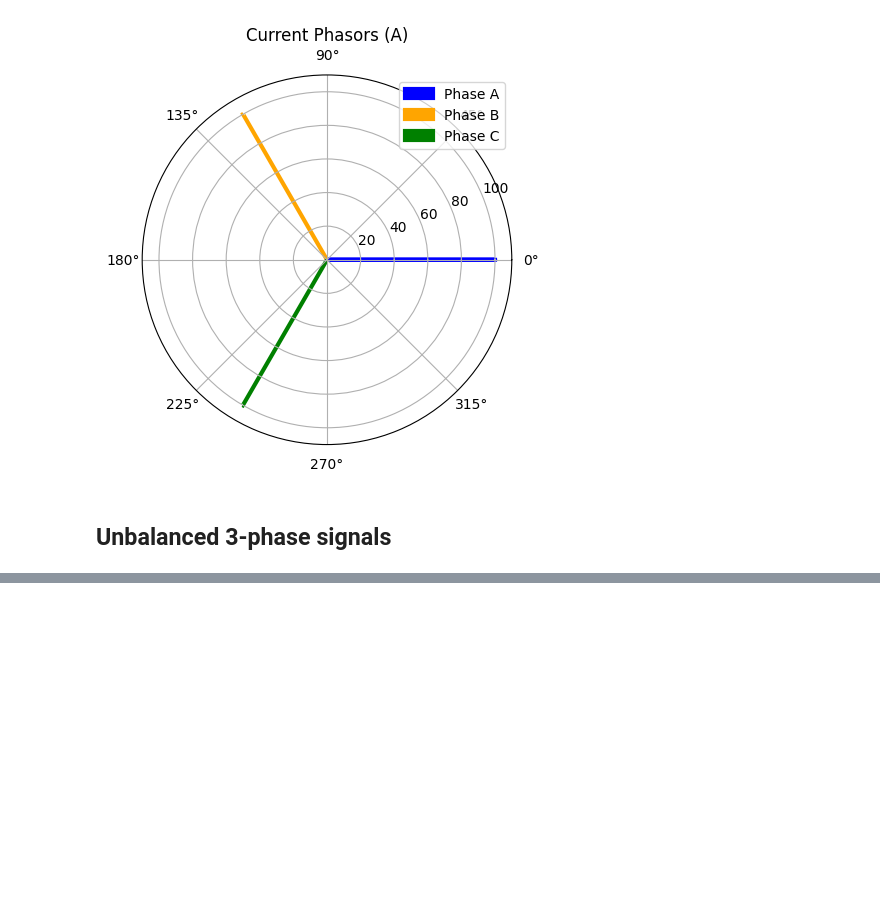
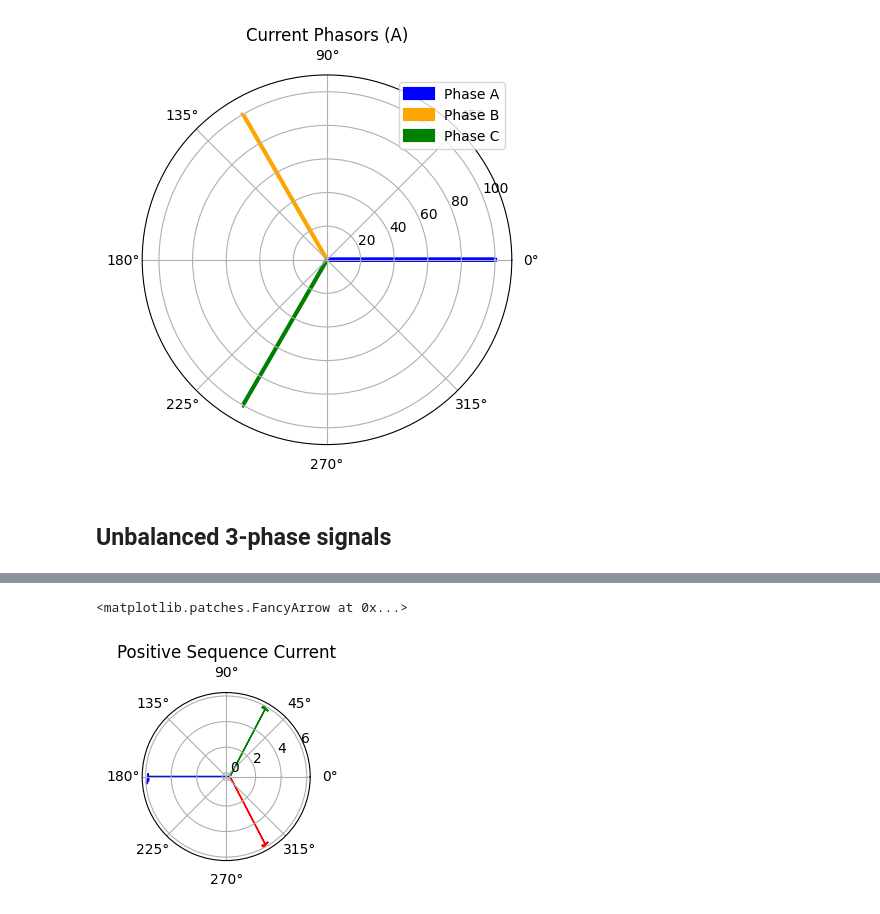
Before and after one commit to miek770/blog, a Jupyter notebook: raws/2023-07-xx.ipynb, the cells around one changed output, grey strips where cells are left out. Cells and saved outputs as stored; diff of their text form; code cells hidden in the pictures; blank space fills up the shorter version.

```diff
--- a/raws/2023-07-xx.ipynb
+++ b/raws/2023-07-xx.ipynb
@@ -224,0 +196,5 @@ plt.show()
+# %%
+# Calculate symmetrical components at time=0
+Ipos = (1 / 3) * (Ia[0] + Ib[0] + Ic[0])
+Ineg = (1 / 3) * (Ia[0] + np.exp(2j * np.pi / 3) * Ib[0] + np.exp(-2j * np.pi / 3) * Ic[0])
+Izero = (1 / 3) * (Ia[0] + Ib[0] + Ic[0]) - Ipos
@@ -224,0 +216,10 @@ plt.show()
+# %%
+# Plot the positive sequence current phasors on a polar plot
+plt.subplot(2, 2, 2, polar=True)
+plt.title('Positive Sequence Current')
+plt.arrow(0, 0, np.angle(Ipos), np.abs(Ipos), head_width=0.1, head_length=0.2, fc='b', ec='b')
+plt.arrow(0, 0, np.angle(Ipos * np.exp(2j * np.pi / 3)), np.abs(Ipos), head_width=0.1, head_length=0.2, fc='r', ec='r')
+plt.arrow(0, 0, np.angle(Ipos * np.exp(-2j * np.pi / 3)), np.abs(Ipos), head_width=0.1, head_length=0.2, fc='g', ec='g')
+# %% [output]
+<matplotlib.patches.FancyArrow at 0x...>
+[figure, added]
```
Also changed, not shown: parts of 33 cells of this notebook.
